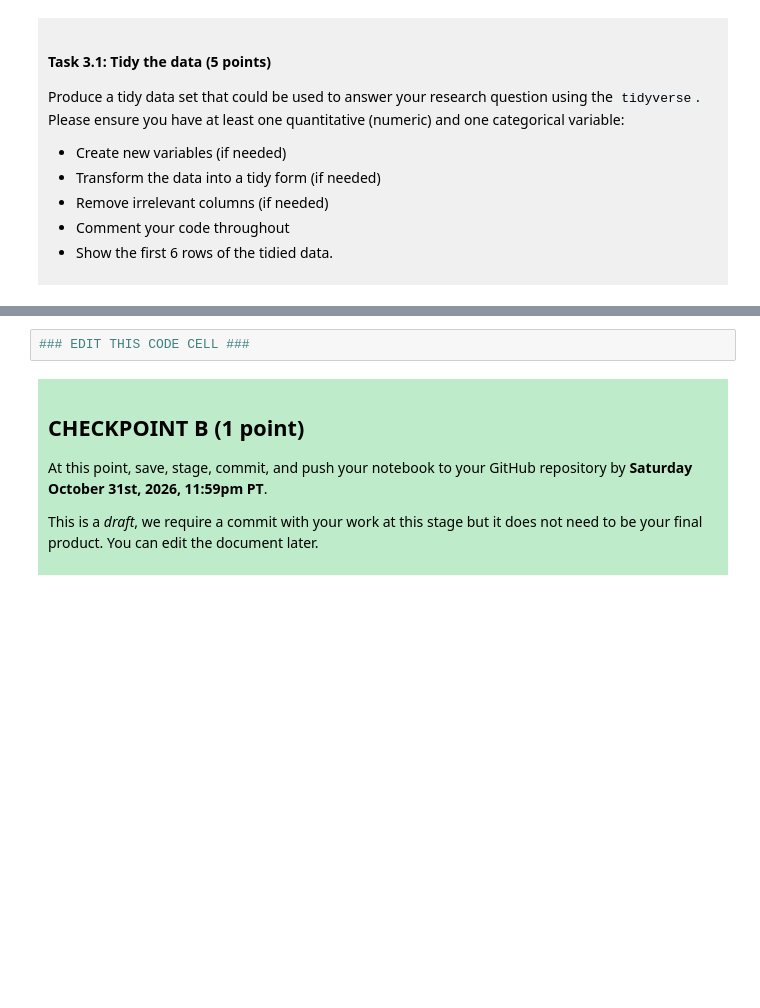
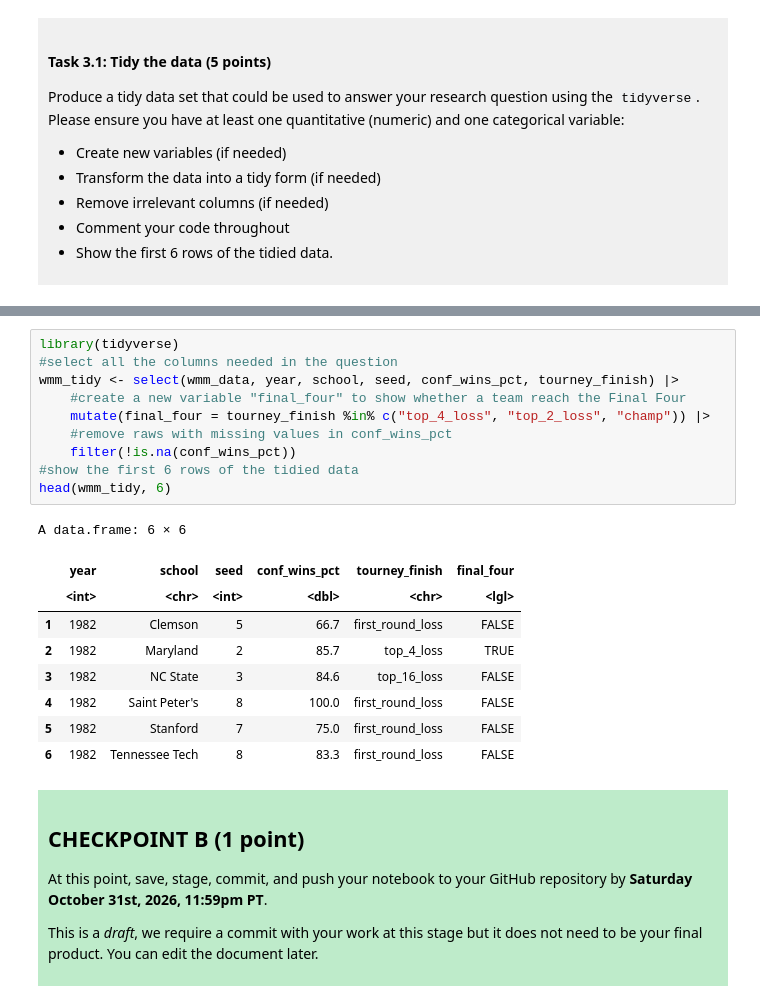
Before and after one commit to Xinyue-Shen/dsci-100-project-xinyue-shen, a Jupyter notebook: dsci-100-project-notebook.ipynb, the cells around one changed output, grey strips where cells are left out. Cells and saved outputs as stored; diff of their text form; blank space fills up the shorter version.

```diff
--- a/dsci-100-project-notebook.ipynb
+++ b/dsci-100-project-notebook.ipynb
@@ -184,5 +220,23 @@ Produce a tidy data set that could be used to answer your research question usin
 # %%
-### EDIT THIS CODE CELL ###
+library(tidyverse)
+#select all the columns needed in the question
+wmm_tidy <- select(wmm_data, year, school, seed, conf_wins_pct, tourney_finish) |>
+    #create a new variable "final_four" to show whether a team reach the Final Four
+    mutate(final_four = tourney_finish %in% c("top_4_loss", "top_2_loss", "champ")) |>
+    #remove raws with missing values in conf_wins_pct
+    filter(!is.na(conf_wins_pct))
+#show the first 6 rows of the tidied data
+head(wmm_tidy, 6)
+# %% [output]
+A data.frame: 6 × 6
+|  | year | school | seed | conf_wins_pct | tourney_finish | final_four |
+|  | <int> | <chr> | <int> | <dbl> | <chr> | <lgl> |
+| 1 | 1982 | Clemson | 5 | 66.7 | first_round_loss | FALSE |
+| 2 | 1982 | Maryland | 2 | 85.7 | top_4_loss | TRUE |
+| 3 | 1982 | NC State | 3 | 84.6 | top_16_loss | FALSE |
+| 4 | 1982 | Saint Peter's | 8 | 100.0 | first_round_loss | FALSE |
+| 5 | 1982 | Stanford | 7 | 75.0 | first_round_loss | FALSE |
+| 6 | 1982 | Tennessee Tech | 8 | 83.3 | first_round_loss | FALSE |
 # %% [markdown]
 <div style="background-color: #beebca; padding: 10px;">
 
```
Also changed, not shown: parts of 4 cells of this notebook.
